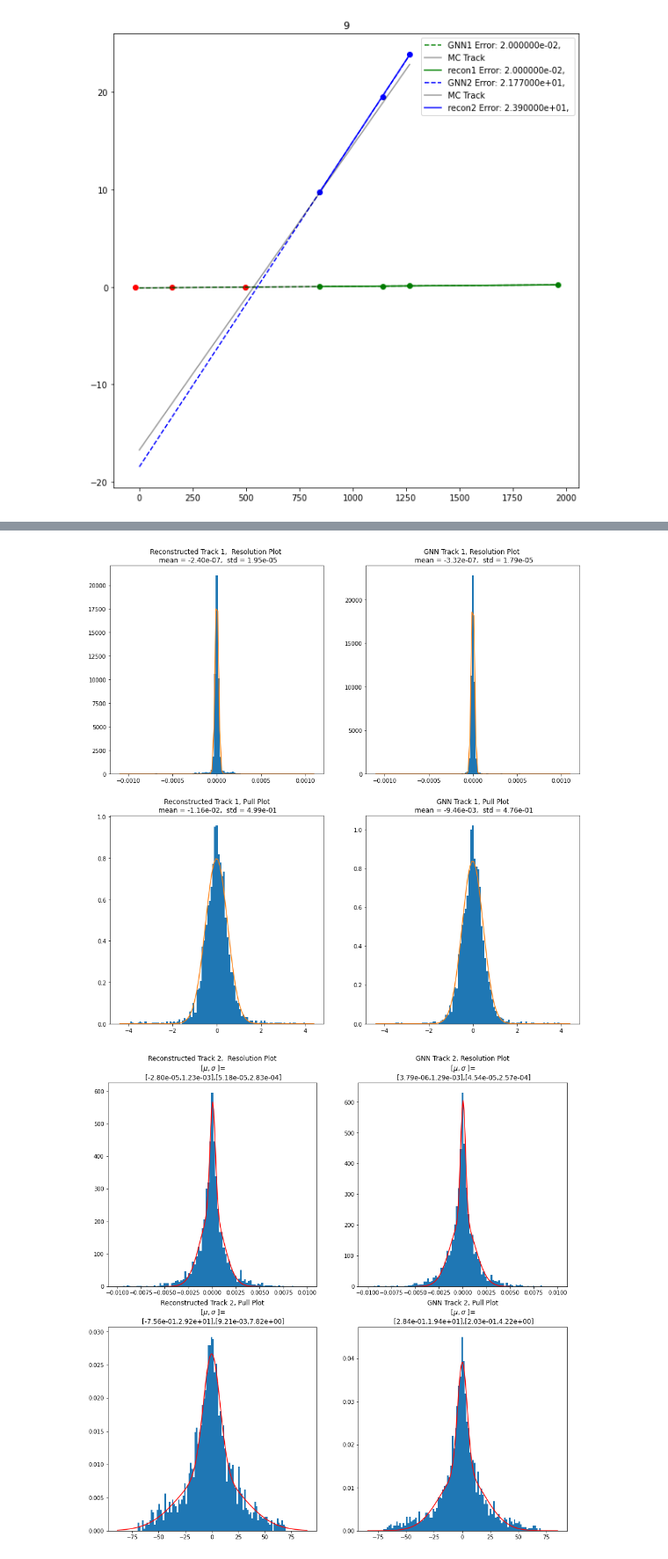
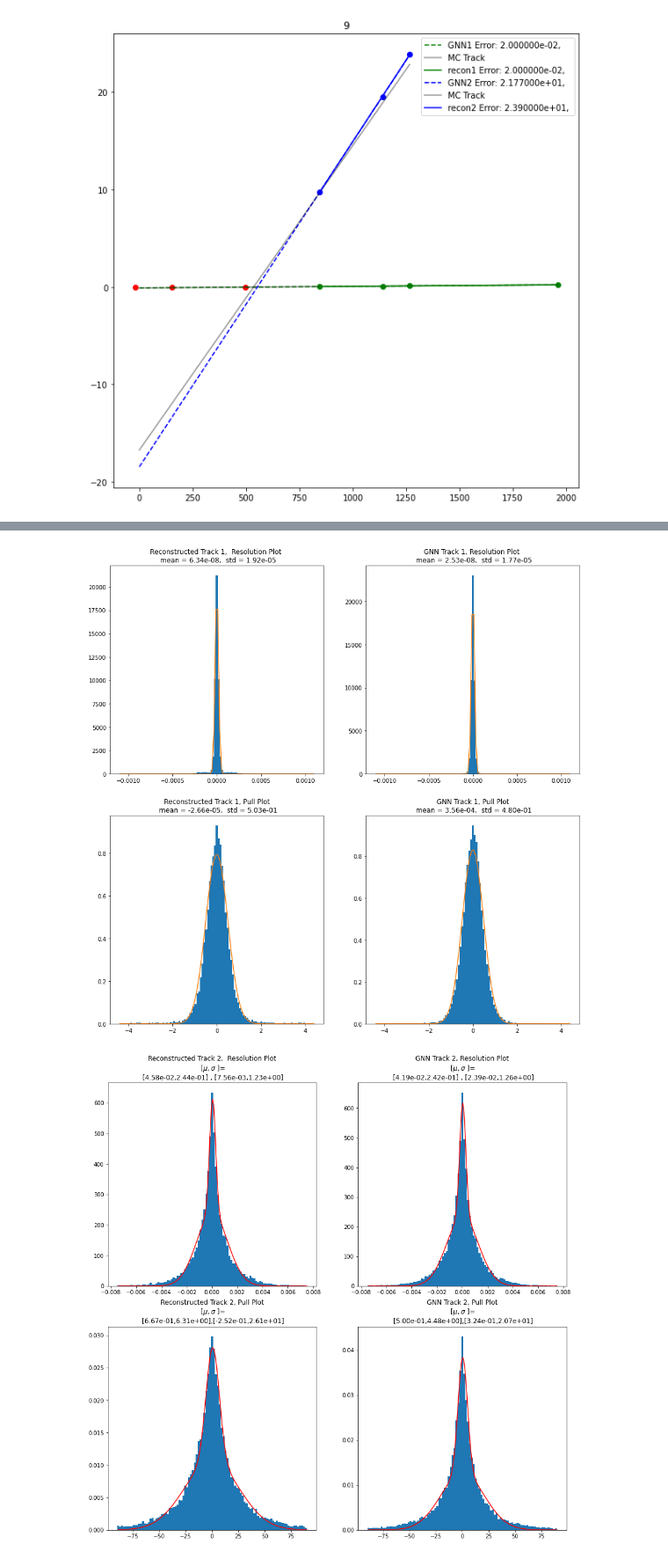
Before and after one commit to marcinwolter/Tracking_student2020, a Jupyter notebook: GNN_MuonE_v1_Robust_mc_recon_comparison.ipynb, the cells around one changed output, grey strips where cells are left out. Shown at 88% size. Cells and saved outputs as stored; diff of their text form; code cells hidden in the pictures.

```diff
--- a/GNN_MuonE_v1_Robust_mc_recon_comparison.ipynb
+++ b/GNN_MuonE_v1_Robust_mc_recon_comparison.ipynb
@@ -503,9 +503,9 @@ is_x = True
 is_y = False
 axis = is_x
 
-event_file_MC= "/content/drive/My Drive/MuonE_tracking/MCtrackFile_medium.csv"
-event_file= "/content/drive/My Drive/MuonE_tracking/hitFile_medium.csv"
-event_file_recon= "/content/drive/My Drive/MuonE_tracking/trackFile_medium.csv"
+event_file_MC= "/content/drive/My Drive/MuonE_tracking/MCtrackFile_big.csv"
+event_file= "/content/drive/My Drive/MuonE_tracking/hitFile_big.csv"
+event_file_recon= "/content/drive/My Drive/MuonE_tracking/trackFile_big.csv"
 
 
 Tracks=readMCtrack(event_file_MC,axis)
@@ -650,18 +689,9 @@ KeyboardInterrupt: ignored
 For trying to find better parameters
 # %%
 '''
-m_configs = {'normalize_factor': 2000 ,"input_dim": 2, "hidden_node_dim": 64, "hidden_edge_dim": 64, "in_layers": 1, "node_layers": 2, "edge_layers": 2, "n_graph_iters": 6, "layer_norm": True}
-model = MPNN_Network(**m_configs).to(device)
-
-#device = torch.device('cuda' if torch.cuda.is_available() else 'cpu')
-#m_configs = {"input_dim": 2, "hidden_node_dim": 64, "hidden_edge_dim": 64, "in_layers": 2, "node_layers": 4, "edge_layers": 4, "n_graph_iters": 1, "layer_norm": True}
-#model = MPNN_Network(**m_configs).to(device)
-
-optimizer = torch.optim.Adam(model.parameters(), lr=0.0001, weight_decay=1e-3, amsgrad=True)
-
 m_configs = [{'normalize_factor': 2000 ,"input_dim": 2, "hidden_node_dim": i, "hidden_edge_dim": j, "in_layers": k,
               "node_layers": l, "edge_layers": m, "n_graph_iters": o, "layer_norm": True}
-             for i in [32,64,128] for j in [32,64,128] for k in [1,2,4] for l in [1,2,4] for m in [1,2,4] for o in range(3,7)
+             for i in [64,128] for j in [64,128] for k in [2,4] for l in [2,4] for m in [2,4] for o in range(9,10)
                           ]
 
 config_results=[]
@@ -680,6 +710,6 @@ for config in m_configs:
       acc, total_loss = evaluate(model, test_loader)
       v_loss_v.append(total_loss)
       v_acc_v.append(acc)
-  config_results.append(v_acc_v[-5:])
-
-'''
+  config_results.append( v_acc_v[-5:] )
+  print('Mean Acc: {:.2f} '.format(config_results[-1]))
+  '''
@@ -1054,7 +1084,7 @@ Number / Percentage of successful reconstructions for (old reconstruction ) trac
 # %%
 import math
 def gauss(x,mu,sig,C):
-    return C*np.exp(-(x-mu)**2/2/sig**2)
+    return C*np.exp(-(x-mu)**2/sig**2*1/2)
 
 def double_gauss(x,mu1,sig1,C1,mu2,sig2,C2):
     return gauss(x,mu1,sig1,C1)+gauss(x,mu2,sig2,C2)
@@ -1108,8 +1138,8 @@ fig.show()
 
 
 
-limit_1 = 0.01
-limit_2 = 70
+limit_1 = 0.0075
+limit_2 = 90
 
 fig=plt.figure(figsize=(15,15))
 for i,[title,fitdata] in enumerate(error_list2.items()):
@@ -1119,14 +1149,15 @@ for i,[title,fitdata] in enumerate(error_list2.items()):
     limit=limit_1
   else:
     limit=limit_2
+
   supress_=ax_list.hist(np.array(fitdata),bins=np.linspace(-limit,limit,100).tolist(), density=True)
 
   if i==2 :
     out_lim=90
   elif i==3 :
-    out_lim=85
+    out_lim=90
   elif i<2:
-    out_lim=0.005
+    out_lim=0.004
 
   fitdata2 = []
 
@@ -1135,37 +1166,38 @@ for i,[title,fitdata] in enumerate(error_list2.items()):
       fitdata2.append(fitdata[k].item())
 
     #b = np.linspace(xmin, xmax, 100)
     #a = norm.pdf(x, loc=0, scale=1)
 
 
   if i>1:
 
     [a,b]=np.histogram(fitdata2,bins=np.linspace(-out_lim,out_lim,200),density=True)
     b= b[1:]
     params,cov=curve_fit(double_gauss,b,a)
     plt.plot(b,double_gauss(b,*params),color='red')
     title += '\n [$ \mu,\sigma $ ]= \n [{:.2e},{:.2e}],[{:.2e},{:.2e}]'.format( params[0], np.abs(params[1]) ,params[3], np.abs(params[4])  )
 
   else:
     '''
     mean,std=norm.fit(fitdata2)
     xmin, xmax = plt.xlim()
     x = np.linspace(xmin, xmax, 100)
     y = norm.pdf(x, mean, std)
     supress_ = plt.plot(x, y)
     title = title+" mean = %.2f,  std = %.2f" % (mean, std)'''
 
-    [a,b]=np.histogram(fitdata2,bins=np.linspace(-out_lim,out_lim,100),density=True)
-    b= b[1:]
-    params,cov=curve_fit(double_gauss,b,a,maxfev=5000)
-    plt.plot(b,double_gauss(b,*params),color='red')
-    title += '\n [$ \mu,\sigma $ ]= \n [{:.2e},{:.2e}],[{:.2e},{:.2e}]'.format( params[0], np.abs(params[1]) ,params[3], np.abs(params[4])  )
+    #[a,b]=np.histogram(fitdata2,bins=np.linspace(-out_lim,out_lim,100),density=True)
+    [a,b]=np.histogram(fitdata2,bins=np.linspace(-limit,limit,200),density=True)
+    b=b[1:]
+    params,cov=curve_fit(double_gauss,b*1000,a,maxfev=10000)
+    plt.plot(b,double_gauss(b*1000,*params),color='red')
+    title += '\n [$ \mu,\sigma $ ]= \n [{:.2e},{:.2e}] , [{:.2e},{:.2e}]'.format( params[0], np.abs(params[1]) ,params[3], np.abs(params[4])  )
 
 
 
   plt.title(title)
 
 fig.show()
 # %% [output]
-[figure, old version]
+[figure, new version]
-[figure, old version]
+[figure, new version]
```
Also changed, not shown: parts of 9 cells of this notebook.
